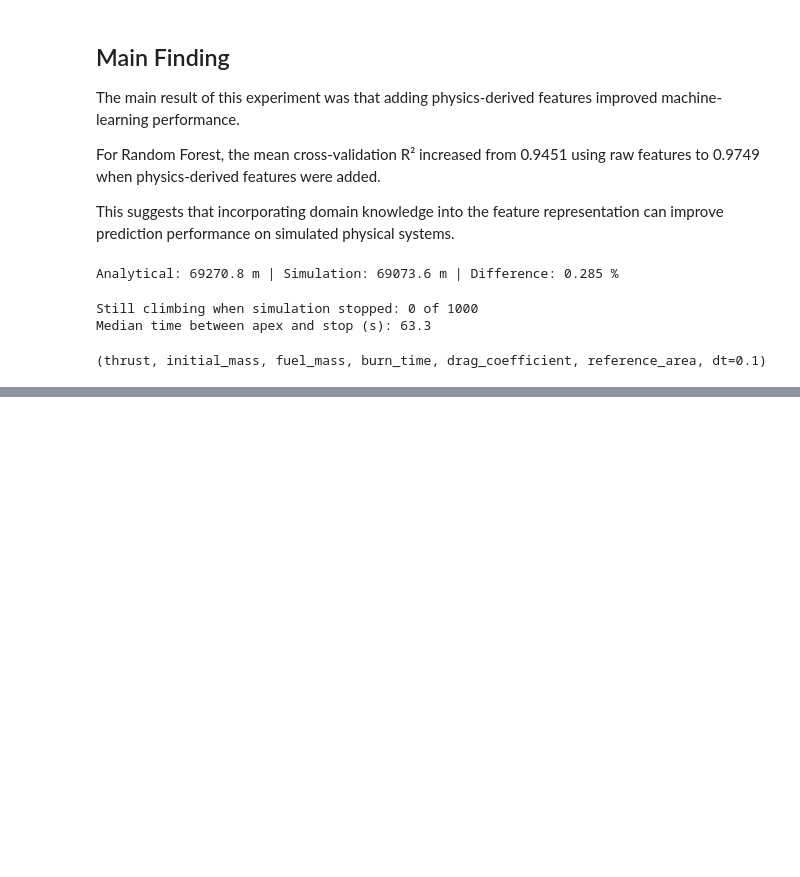
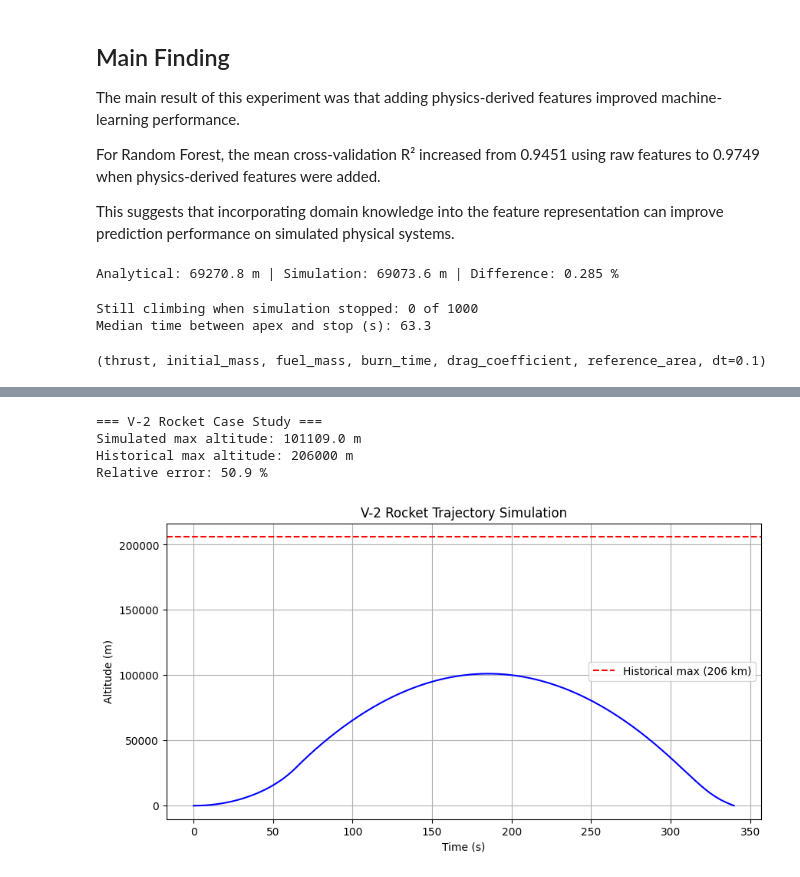
Before and after one commit to amirachebieb-svg/rocket-trajectory-ml, a Jupyter notebook: rocket-trajectory-ml.ipynb, the cells around one changed output, grey strips where cells are left out. Drawn from its saved outputs; the diff is of its cells as text; code cells hidden in the pictures; blank space fills up the shorter version.

Commit message:
Add XGBoost model, Error Analysis, V-2 Case Study, and Limitations

```diff
--- a/rocket-trajectory-ml.ipynb
+++ b/rocket-trajectory-ml.ipynb
@@ -292,0 +307,8 @@ import inspect; print(inspect.signature(simulate_rocket))
+# %%
+V2_thrust=245000; V2_mass=12500; V2_fuel=8800; V2_burn=65; V2_cd=0.3; V2_area=3.14; V2_sim=simulate_rocket(V2_thrust, V2_mass, V2_fuel, V2_burn, V2_cd, V2_area); V2_alt=V2_sim['altitude'].max(); V2_hist=206000; print("=== V-2 Rocket Case Study ==="); print("Simulated max altitude:", round(V2_alt,0), "m"); print("Historical max altitude:", V2_hist, "m"); print("Relative error:", round(abs(V2_alt-V2_hist)/V2_hist*100, 1), "%"); plt.figure(figsize=(10,5)); plt.plot(V2_sim['time'], V2_sim['altitude'], color='blue'); plt.axhline(y=V2_hist, color='red', linestyle='--', label='Historical max (206 km)'); plt.xlabel('Time (s)'); plt.ylabel('Altitude (m)'); plt.title('V-2 Rocket Trajectory Simulation'); plt.legend(); plt.grid(True); plt.show()
+# %% [output]
+=== V-2 Rocket Case Study ===
+Simulated max altitude: 101109.0 m
+Historical max altitude: 206000 m
+Relative error: 50.9 %
+[figure, added]
```
Also changed, not shown: parts of 15 cells of this notebook.
